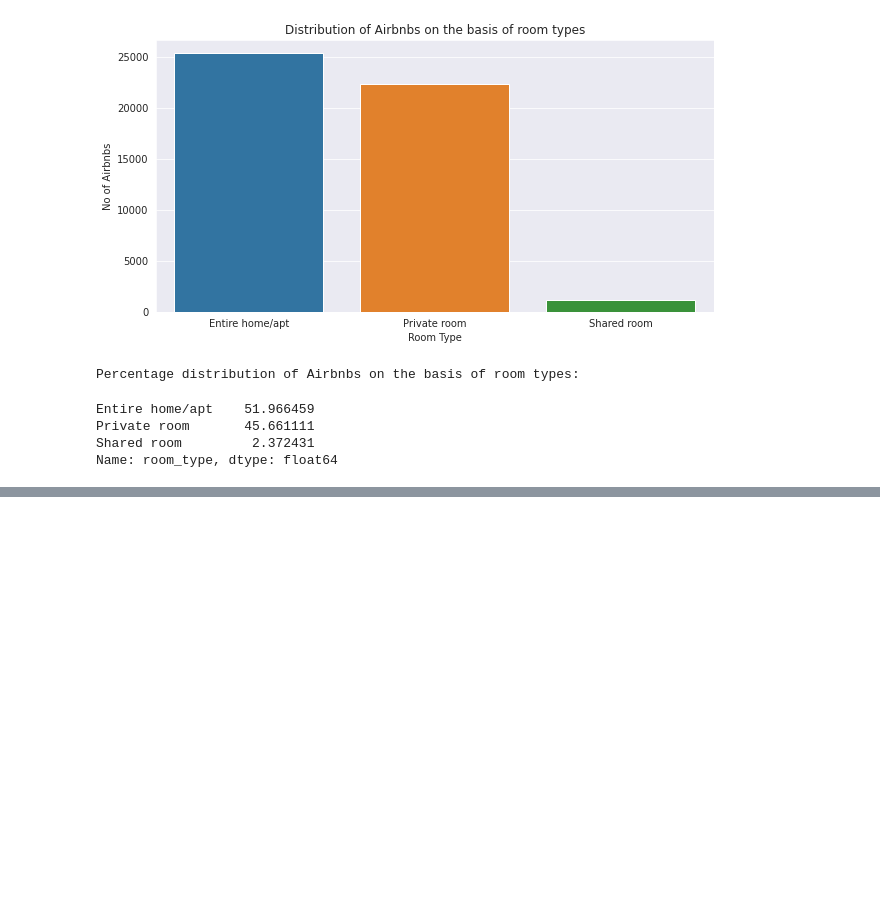
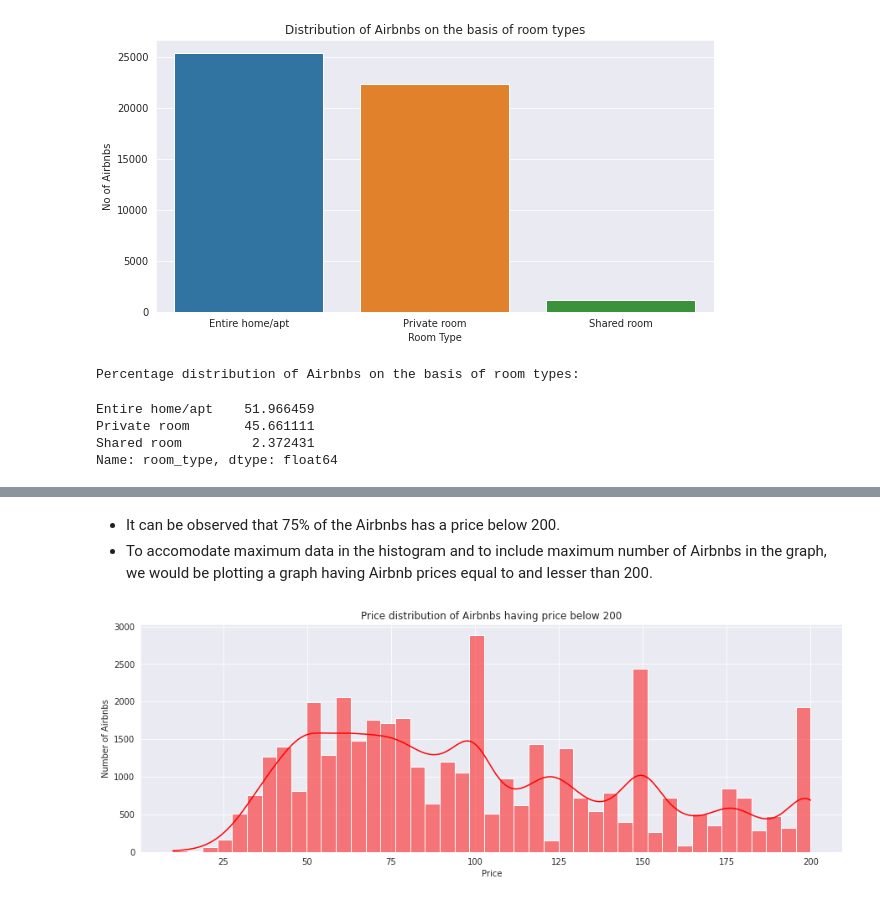
Before and after one commit to rsonar821/EDA-Capstone-Project, a Jupyter notebook: Airbnb_EDA_Capstone_Project_(Raj_Sonar).ipynb, the cells around one changed output, grey strips where cells are left out. Cells and saved outputs as stored; diff of their text form; code cells hidden in the pictures; blank space fills up the shorter version.

```diff
--- a/Airbnb_EDA_Capstone_Project_(Raj_Sonar).ipynb
+++ b/Airbnb_EDA_Capstone_Project_(Raj_Sonar).ipynb
@@ -271,0 +305,24 @@ Name: room_type, dtype: float64
+# %% [markdown]
+* It can be observed that 75% of the Airbnbs has a price below 200.
+* To accomodate maximum data in the histogram and to include maximum number of Airbnbs in the graph, we would be plotting a graph having Airbnb prices equal to and lesser than 200.
+# %%
+# Creating a dataset where Airbnb price is equal to and below 200
+price_below_200 = df[df['price']<=200]
+
+# Defining the size of the graph
+plt.figure(figsize=(15,5))
+
+# Defining the labels of the graph
+plt.xlabel("Price")
+plt.ylabel("Number of Airbnbs")
+
+# Plotting histogram of the price distribution
+figure_1 = sns.histplot(x='price', data=price_below_200, kde=True, color='red')
+
+# Defining the title of the graph
+figure_1.set(title='Price distribution of Airbnbs having price below 200')
+
+# Displaying the graph
+plt.show(figure_1)
+# %% [output]
+[figure, added]
```
Also changed, not shown: parts of 5 cells of this notebook.
